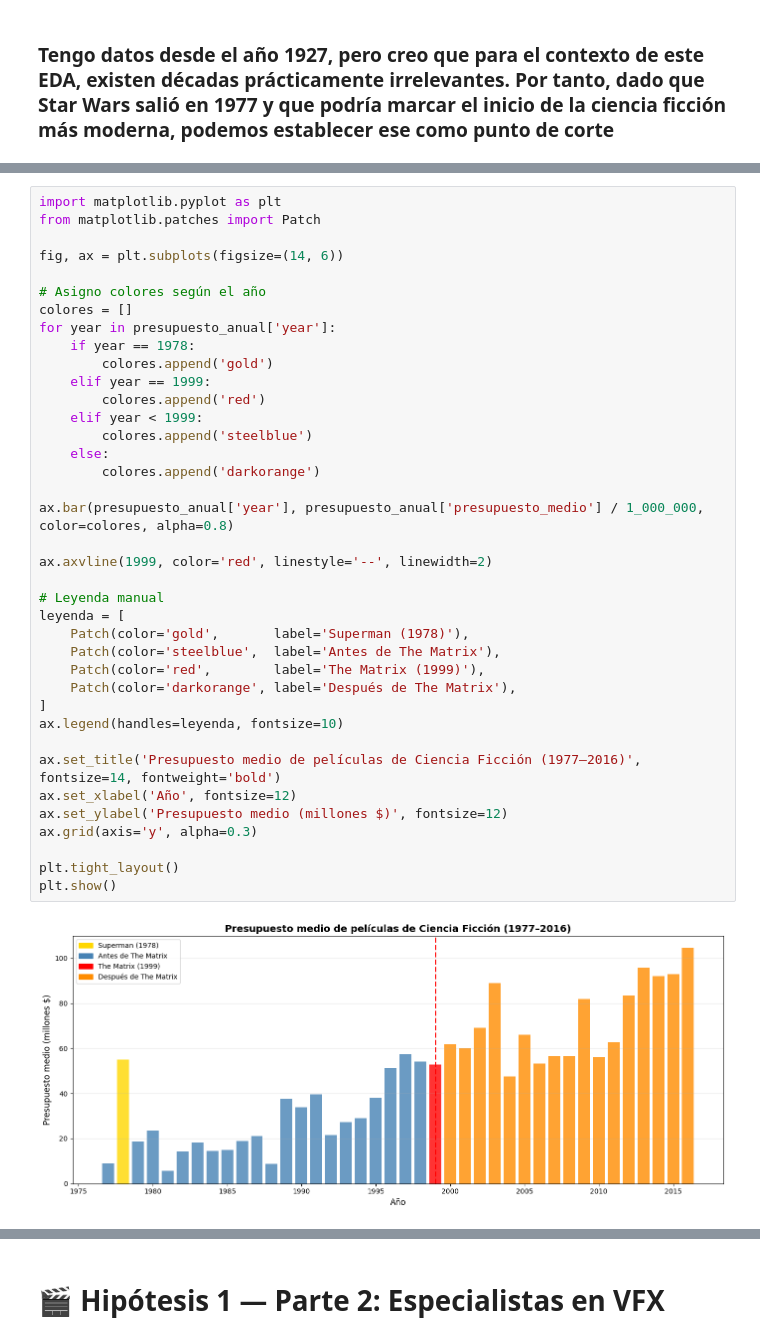
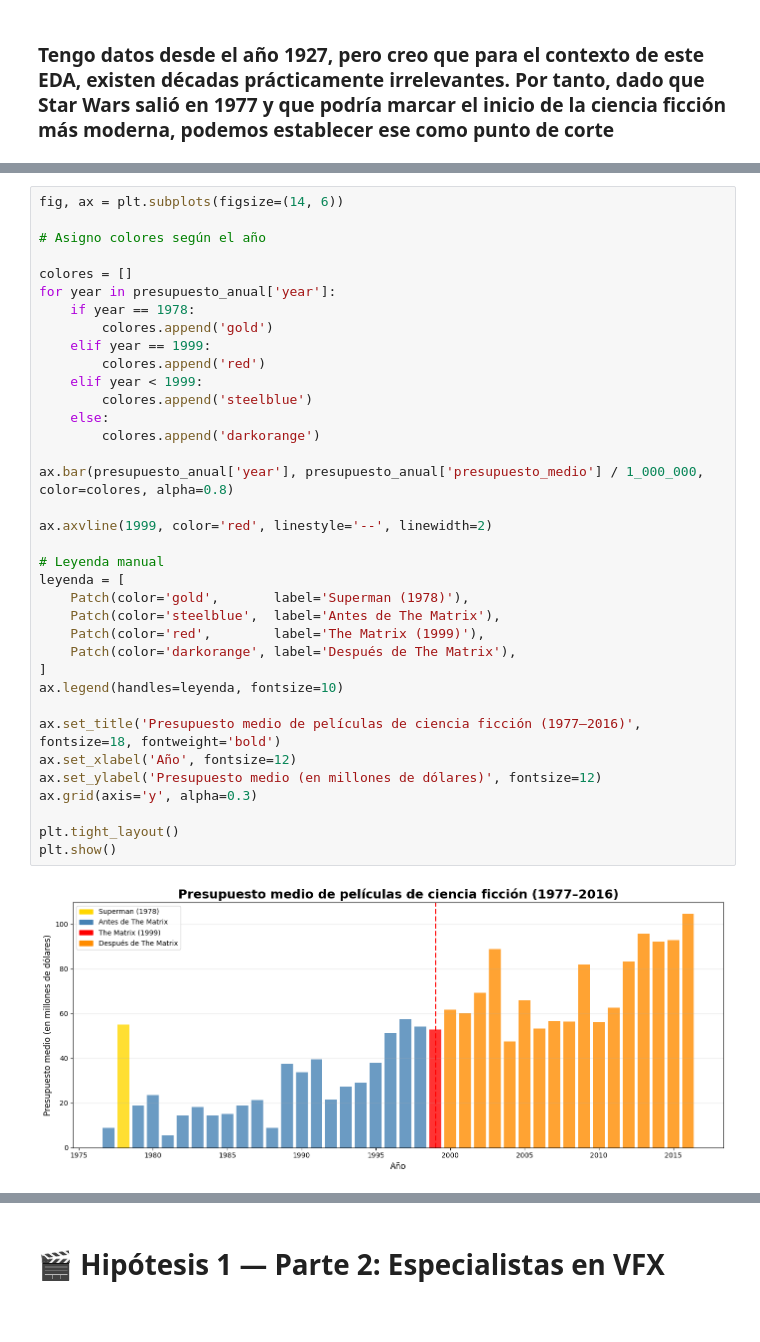
Before and after one commit to RobertoCantero82/EDA_matrix_decodificada, a Jupyter notebook: src/notebooks/hipotesis1.ipynb, the cells around one changed output, grey strips where cells are left out. Drawn from its saved outputs; the diff is of its cells as text.

```diff
--- a/src/notebooks/hipotesis1.ipynb
+++ b/src/notebooks/hipotesis1.ipynb
@@ -294,41 +289,39 @@ presupuesto_anual = presupuesto_anual[presupuesto_anual['year'] >= 1977] # ahora
 # %%
-import matplotlib.pyplot as plt
-from matplotlib.patches import Patch
-
 fig, ax = plt.subplots(figsize=(14, 6))
 
 # Asigno colores según el año
+
 colores = []
 for year in presupuesto_anual['year']:
     if year == 1978:
         colores.append('gold')
     elif year == 1999:
         colores.append('red')
     elif year < 1999:
         colores.append('steelblue')
     else:
         colores.append('darkorange')
 
 ax.bar(presupuesto_anual['year'], presupuesto_anual['presupuesto_medio'] / 1_000_000, color=colores, alpha=0.8)
 
 ax.axvline(1999, color='red', linestyle='--', linewidth=2)
 
 # Leyenda manual
 leyenda = [
     Patch(color='gold',       label='Superman (1978)'),
     Patch(color='steelblue',  label='Antes de The Matrix'),
     Patch(color='red',        label='The Matrix (1999)'),
     Patch(color='darkorange', label='Después de The Matrix'),
 ]
 ax.legend(handles=leyenda, fontsize=10)
 
-ax.set_title('Presupuesto medio de películas de Ciencia Ficción (1977–2016)', fontsize=14, fontweight='bold')
+ax.set_title('Presupuesto medio de películas de ciencia ficción (1977–2016)', fontsize=18, fontweight='bold')
 ax.set_xlabel('Año', fontsize=12)
-ax.set_ylabel('Presupuesto medio (millones $)', fontsize=12)
+ax.set_ylabel('Presupuesto medio (en millones de dólares)', fontsize=12)
 ax.grid(axis='y', alpha=0.3)
 
 plt.tight_layout()
 plt.show()
 # %% [output]
-[figure, old version]
+[figure, new version]
 # %% [markdown]
```
Also changed, not shown: parts of 21 cells of this notebook, 2 other files.
